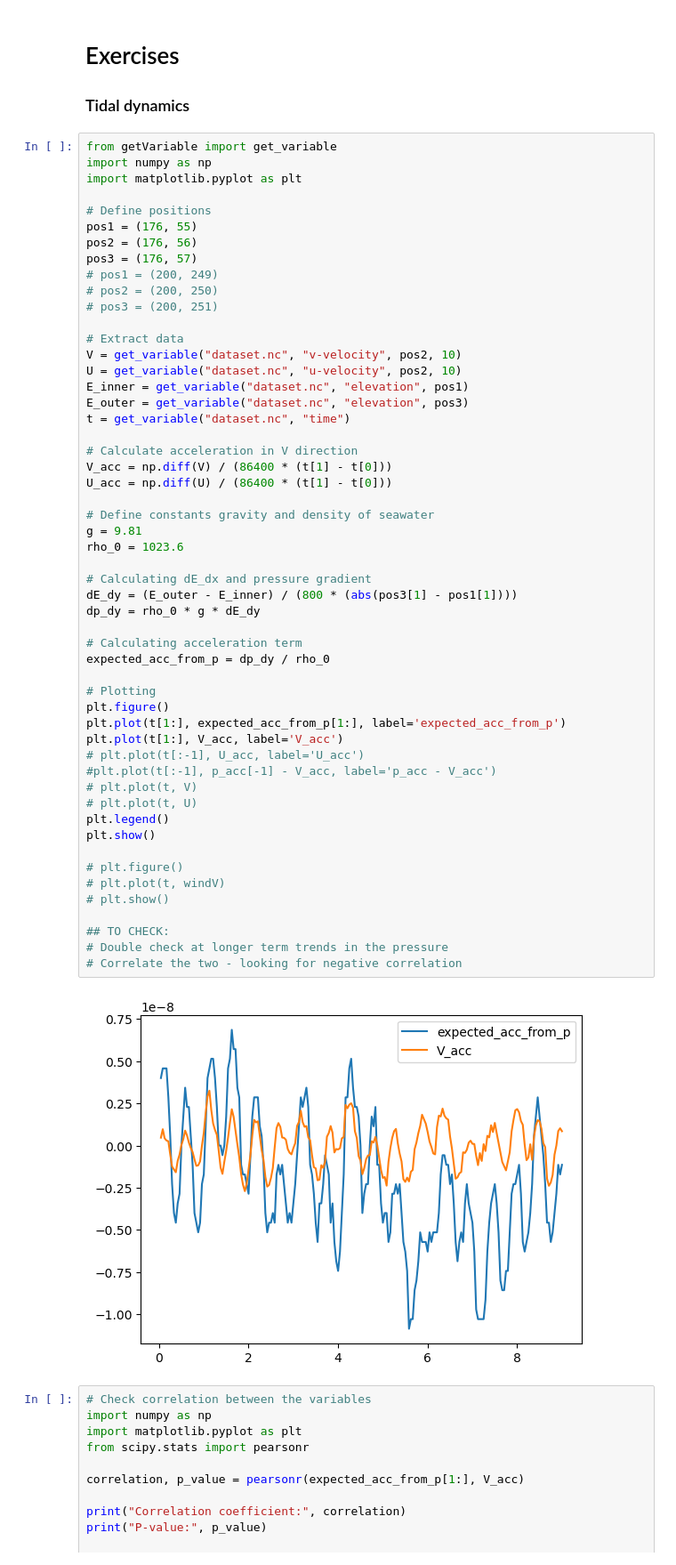
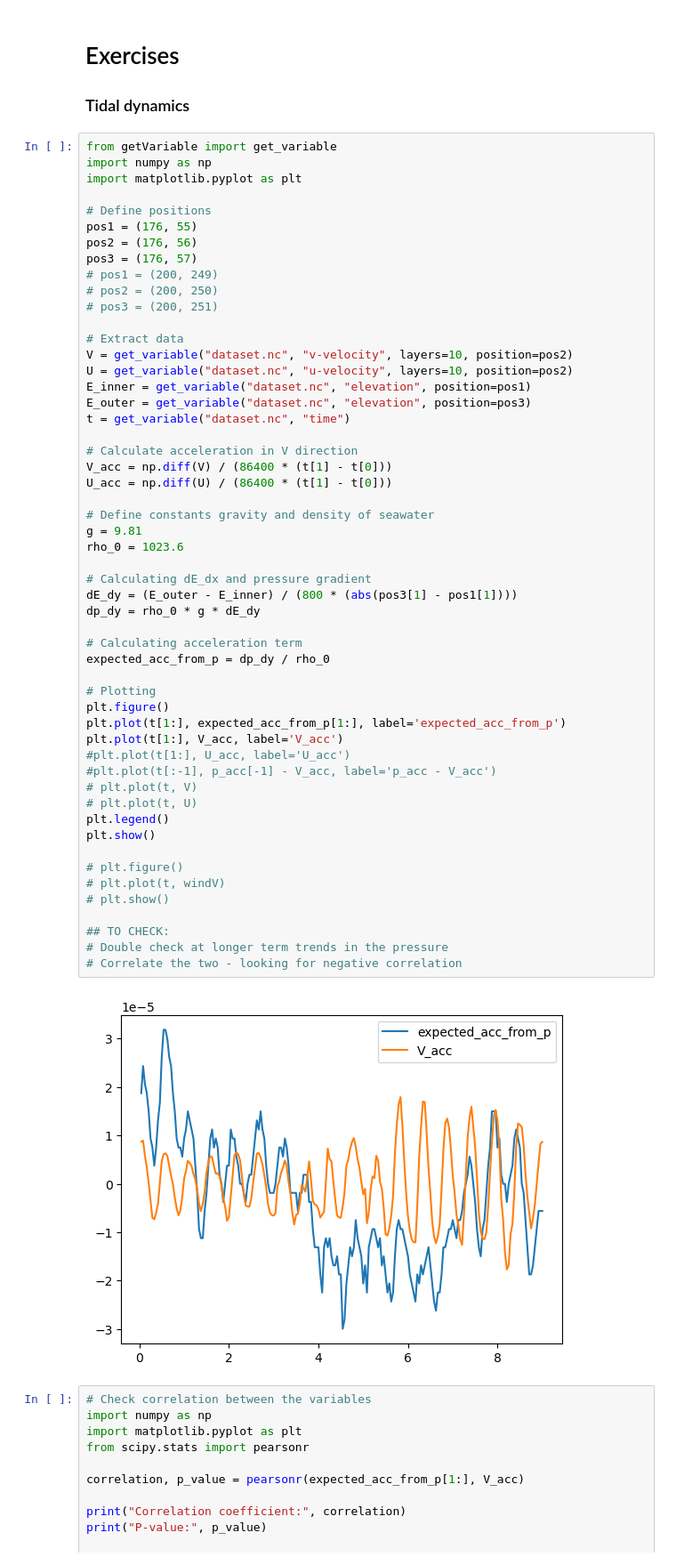
Before and after one commit to butterman0/SINMOD-model-exercise, a Jupyter notebook: ExercisesV2.ipynb, the cells around one changed output. Shown at 89% size. Saved outputs shown, nothing was run; the diff lists cells and outputs as text.

Commit message:
fix: remove scale and offset from getVariable

```diff
--- a/ExercisesV2.ipynb
+++ b/ExercisesV2.ipynb
@@ -16,10 +16,10 @@ pos3 = (176, 57)
 # pos3 = (200, 251)
 
 # Extract data
-V = get_variable("dataset.nc", "v-velocity", pos2, 10)
-U = get_variable("dataset.nc", "u-velocity", pos2, 10)
-E_inner = get_variable("dataset.nc", "elevation", pos1)
-E_outer = get_variable("dataset.nc", "elevation", pos3)
+V = get_variable("dataset.nc", "v-velocity", layers=10, position=pos2)
+U = get_variable("dataset.nc", "u-velocity", layers=10, position=pos2)
+E_inner = get_variable("dataset.nc", "elevation", position=pos1)
+E_outer = get_variable("dataset.nc", "elevation", position=pos3)
 t = get_variable("dataset.nc", "time")
 
 # Calculate acceleration in V direction
@@ -28,35 +28,35 @@ U_acc = np.diff(U) / (86400 * (t[1] - t[0]))
 
 # Define constants gravity and density of seawater
 g = 9.81
 rho_0 = 1023.6
 
 # Calculating dE_dx and pressure gradient
 dE_dy = (E_outer - E_inner) / (800 * (abs(pos3[1] - pos1[1])))
 dp_dy = rho_0 * g * dE_dy
 
 # Calculating acceleration term
 expected_acc_from_p = dp_dy / rho_0
 
 # Plotting
 plt.figure()
 plt.plot(t[1:], expected_acc_from_p[1:], label='expected_acc_from_p')
 plt.plot(t[1:], V_acc, label='V_acc')
-# plt.plot(t[:-1], U_acc, label='U_acc')
+#plt.plot(t[1:], U_acc, label='U_acc')
 #plt.plot(t[:-1], p_acc[-1] - V_acc, label='p_acc - V_acc')
 # plt.plot(t, V)
 # plt.plot(t, U)
 plt.legend()
 plt.show()
 
 # plt.figure()
 # plt.plot(t, windV)
 # plt.show()
 
 ## TO CHECK:
 # Double check at longer term trends in the pressure
 # Correlate the two - looking for negative correlation
 # %% [output]
-[figure, old version]
+[figure, new version]
 # %%
 # Check correlation between the variables
 import numpy as np
```
Also changed, not shown: parts of 8 cells of this notebook, 1 other file.
